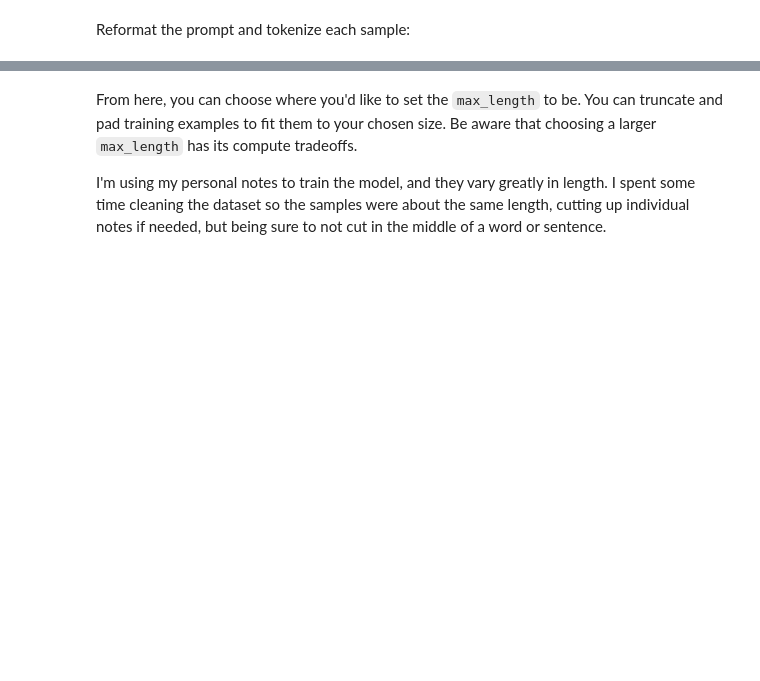
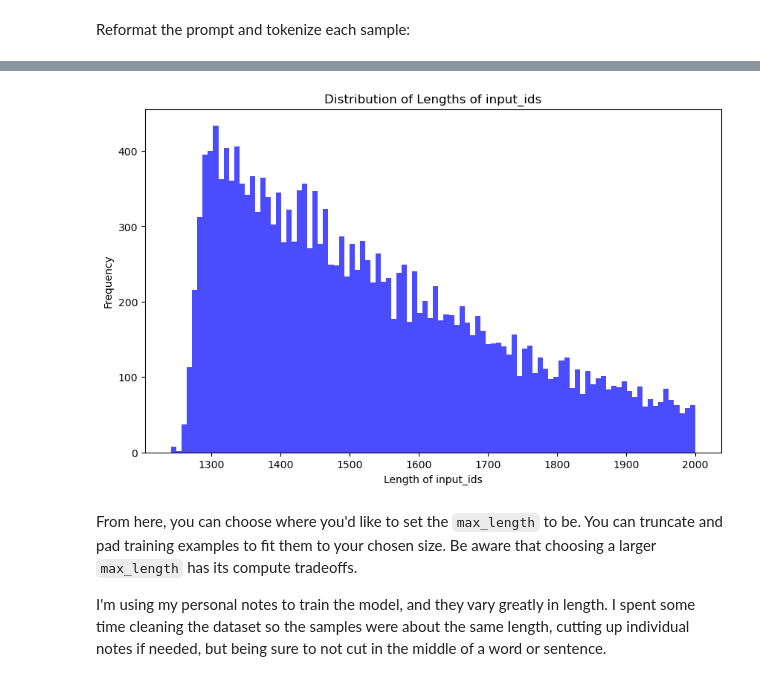
Before and after one commit to drachs/discern_finetune, a Jupyter notebook: mistral-finetune-own-data.ipynb, the cells around one changed output, grey strips where cells are left out. Cells and saved outputs as stored; diff of their text form; code cells hidden in the pictures; blank space fills up the shorter version.

```diff
--- a/mistral-finetune-own-data.ipynb
+++ b/mistral-finetune-own-data.ipynb
@@ -275,3 +328,18 @@ plot_data_lengths(tokenized_train_dataset, tokenized_val_dataset)
+# %%
+# Truncate down to something reasonable for training
+
+max_length = 2000 # This was an appropriate max length for my dataset
+
+def filter_long_records(record):
+    return len(record['input_ids']) <= max_length
+
+# Apply the filter function to your dataset
+tokenized_train_dataset = tokenized_train_dataset.filter(filter_long_records)
+tokenized_val_dataset = tokenized_val_dataset.filter(filter_long_records)
+
+plot_data_lengths(tokenized_train_dataset, tokenized_val_dataset)
+# %% [output]
+[figure, added]
 # %% [markdown]
 From here, you can choose where you'd like to set the `max_length` to be. You can truncate and pad training examples to fit them to your chosen size. Be aware that choosing a larger `max_length` has its compute tradeoffs.
 
```
Also changed, not shown: parts of 24 cells of this notebook.
